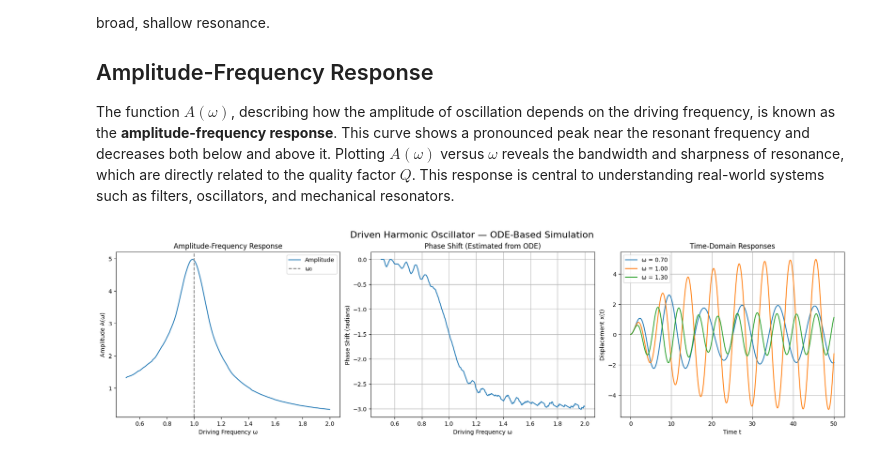
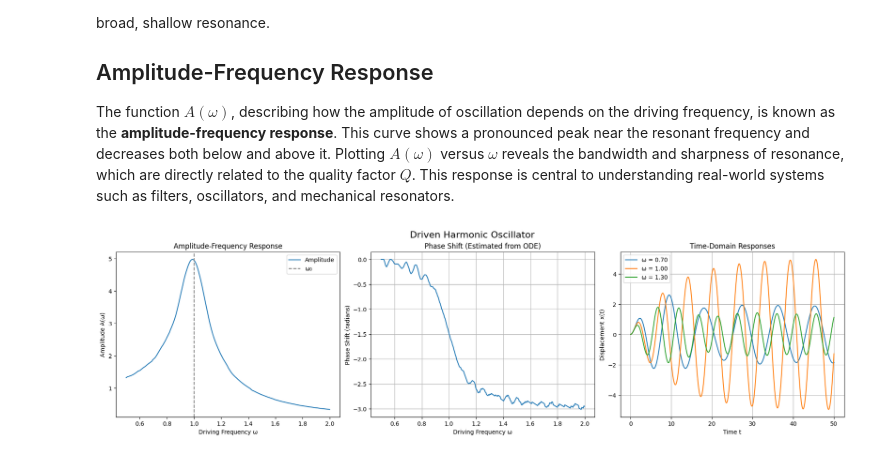
Before and after one commit to dvoils/neural-network-experiments, a Jupyter notebook: sho.ipynb, the cells around one changed output. Saved outputs shown, nothing was run; the diff lists cells and outputs as text; code cells hidden in the pictures.

```diff
--- a/sho.ipynb
+++ b/sho.ipynb
@@ -498,35 +498,35 @@ responses = [solve_driven_oscillator(w) for w in omega_test]
 
 # Plotting: 3 plots side by side
 fig, axs = plt.subplots(1, 3, figsize=(18, 5), constrained_layout=True)
 
 # Amplitude-Frequency Response
 axs[0].plot(omega_vals, amplitudes, label="Amplitude")
 axs[0].axvline(omega0, color='gray', linestyle='--', label='ω₀')
 axs[0].set_title('Amplitude-Frequency Response')
 axs[0].set_xlabel('Driving Frequency ω')
 axs[0].set_ylabel('Amplitude A(ω)')
 axs[0].legend()
 
 # Phase Shift
 axs[1].plot(omega_vals, np.unwrap(phases), label="Phase shift")
 axs[1].set_title('Phase Shift (Estimated from ODE)')
 axs[1].set_xlabel('Driving Frequency ω')
 axs[1].set_ylabel('Phase Shift (radians)')
 axs[1].grid(True)
 
 # Time-Domain Responses
 for i, (t, x) in enumerate(responses):
     axs[2].plot(t, x, label=f'ω = {omega_test[i]:.2f}')
 axs[2].set_title('Time-Domain Responses')
 axs[2].set_xlabel('Time t')
 axs[2].set_ylabel('Displacement x(t)')
 axs[2].legend()
 axs[2].grid(True)
 
-plt.suptitle("Driven Harmonic Oscillator — ODE-Based Simulation", fontsize=16)
+plt.suptitle("Driven Harmonic Oscillator", fontsize=16)
 plt.show()
 # %% [output]
-[figure, old version]
+[figure, new version]
 # %% [markdown]
 
 # Damping Regimes in the Driven Harmonic Oscillator
```
Also changed, not shown: parts of 3 cells of this notebook.
